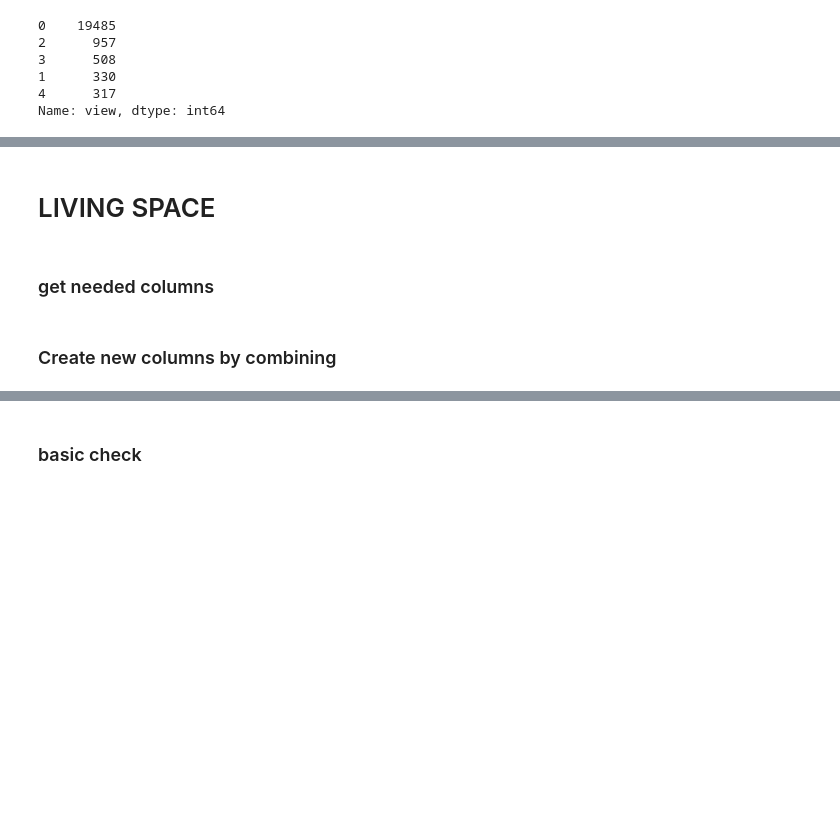
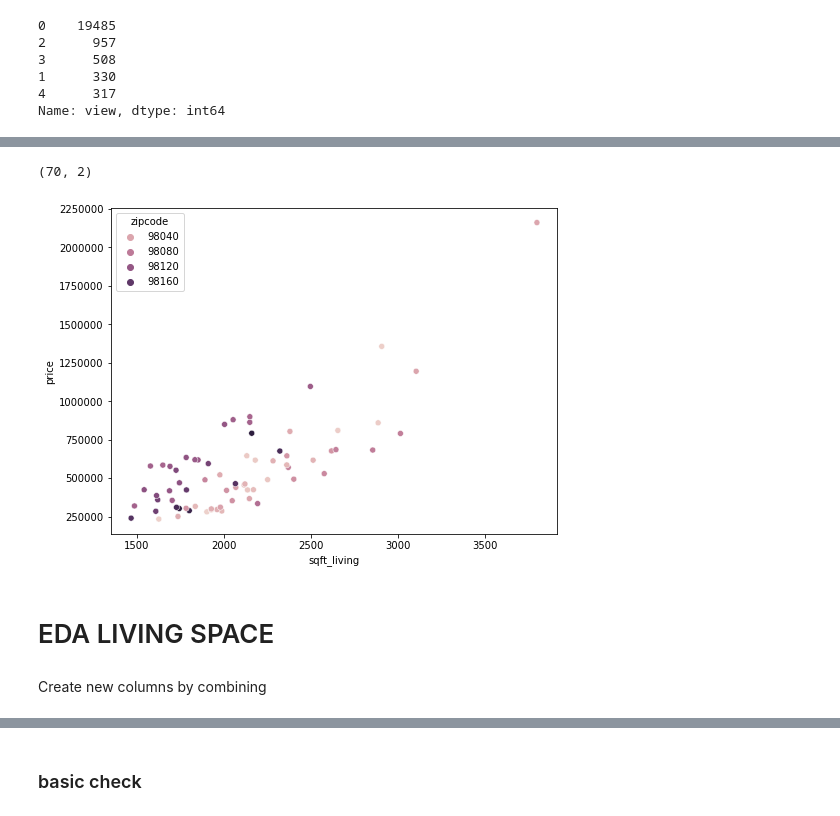
Before and after one commit to vivyhasadream/DS_P2_King-County-House-Sales-Predict, a Jupyter notebook: Han_2_EDA.ipynb, the cells around one changed output, grey strips where cells are left out. Drawn from its saved outputs; the diff is of its cells as text; code cells hidden in the pictures; blank space fills up the shorter version.

```diff
--- a/Han_2_EDA.ipynb
+++ b/Han_2_EDA.ipynb
@@ -59,0 +112,4 @@ Name: view, dtype: int64
+# %%
+col_selector = ['price','zipcode','sqft_living']
+df_loc = df[col_selector]
+df_loc.head()
@@ -59,0 +123,3 @@ Name: view, dtype: int64
+# %%
+df_avg_price_zipcode = df_loc.groupby('zipcode').mean().sort_values(by='price')
+df_avg_price_zipcode.head()
@@ -60,12 +134,25 @@ Name: view, dtype: int64
+# %%
+df_avg_price_zipcode.shape
+# %% [output]
+(70, 2)
+# %%
+fig,ax = plt.subplots(figsize=(8,6))
+sns.scatterplot(hue=df_avg_price_zipcode.index,
+                y='price', x='sqft_living',
+               data=df_avg_price_zipcode)
+ax.ticklabel_format(style='plain');
+
+# for i in range(df_avg_price_zipcode.shape[0]):
+#     plt.text(x = df_avg_price_zipcode.sqft_living[i], y = df_avg_price_zipcode.price[i], s = df_avg_price_zipcode.index[i],fontsize=11);
+# %% [output]
+[figure, added]
 # %% [markdown]
-# LIVING SPACE
+# EDA LIVING SPACE
-# %% [markdown]
-### get needed columns
 # %%
 col_selector = ['price','bedrooms','bathrooms','sqft_living','sqft_lot','floors','sqft_basement']
 df_ls = df[col_selector]
 # %% [markdown]
-### Create new columns by combining
+Create new columns by combining
 # %%
 # FAR
 df_ls['FAR'] = df_ls['sqft_living'] / df_ls['sqft_lot']
```
Also changed, not shown: parts of 32 cells of this notebook, 3 other files.
